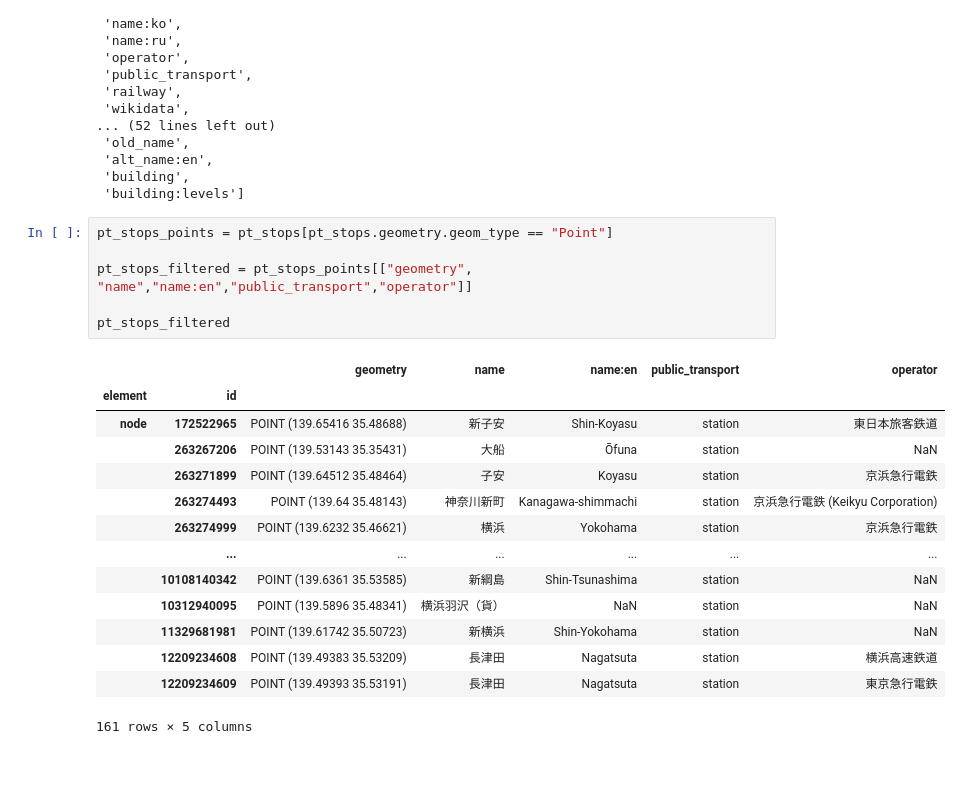
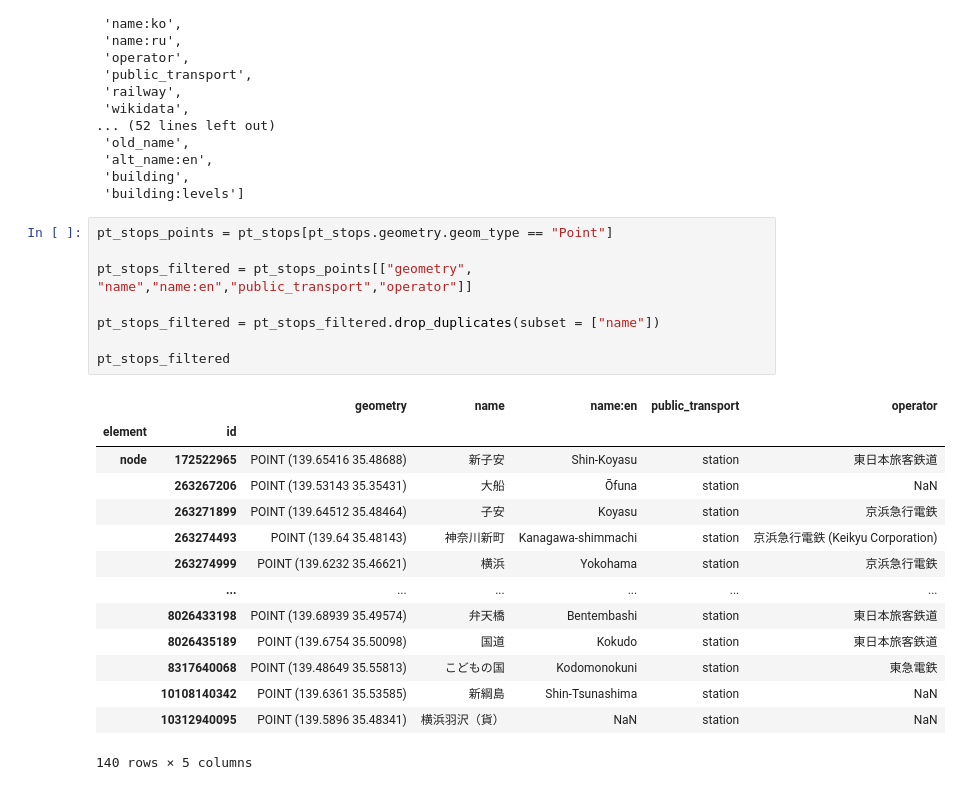
Before and after one commit to Arcyill/ECON-323-Project, a Jupyter notebook: Main.ipynb, the cells around one changed output. Saved outputs shown, nothing was run; the diff lists cells and outputs as text.

```diff
--- a/Main.ipynb
+++ b/Main.ipynb
@@ -66,21 +65,23 @@ list(pt_stops.columns.values)
 # %%
 pt_stops_points = pt_stops[pt_stops.geometry.geom_type == "Point"]
 
 pt_stops_filtered = pt_stops_points[["geometry", "name","name:en","public_transport","operator"]]
 
+pt_stops_filtered = pt_stops_filtered.drop_duplicates(subset = ["name"])
+
 pt_stops_filtered
 # %% [output]
 |  |  | geometry | name | name:en | public_transport | operator |
 | element | id |  |  |  |  |  |
 | node | 172522965 | POINT (139.65416 35.48688) | 新子安 | Shin-Koyasu | station | 東日本旅客鉄道 |
 |  | 263267206 | POINT (139.53143 35.35431) | 大船 | Ōfuna | station | NaN |
 |  | 263271899 | POINT (139.64512 35.48464) | 子安 | Koyasu | station | 京浜急行電鉄 |
 |  | 263274493 | POINT (139.64 35.48143) | 神奈川新町 | Kanagawa-shimmachi | station | 京浜急行電鉄 (Keikyu Corporation) |
 |  | 263274999 | POINT (139.6232 35.46621) | 横浜 | Yokohama | station | 京浜急行電鉄 |
 |  | ... | ... | ... | ... | ... | ... |
+|  | 8026433198 | POINT (139.68939 35.49574) | 弁天橋 | Bentembashi | station | 東日本旅客鉄道 |
+|  | 8026435189 | POINT (139.6754 35.50098) | 国道 | Kokudo | station | 東日本旅客鉄道 |
+|  | 8317640068 | POINT (139.48649 35.55813) | こどもの国 | Kodomonokuni | station | 東急電鉄 |
 |  | 10108140342 | POINT (139.6361 35.53585) | 新綱島 | Shin-Tsunashima | station | NaN |
 |  | 10312940095 | POINT (139.5896 35.48341) | 横浜羽沢（貨） | NaN | station | NaN |
-|  | 11329681981 | POINT (139.61742 35.50723) | 新横浜 | Shin-Yokohama | station | NaN |
-|  | 12209234608 | POINT (139.49383 35.53209) | 長津田 | Nagatsuta | station | 横浜高速鉄道 |
-|  | 12209234609 | POINT (139.49393 35.53191) | 長津田 | Nagatsuta | station | 東京急行電鉄 |
-161 rows × 5 columns
+140 rows × 5 columns
```
Also changed, not shown: parts of 11 cells of this notebook, 8 other files.
